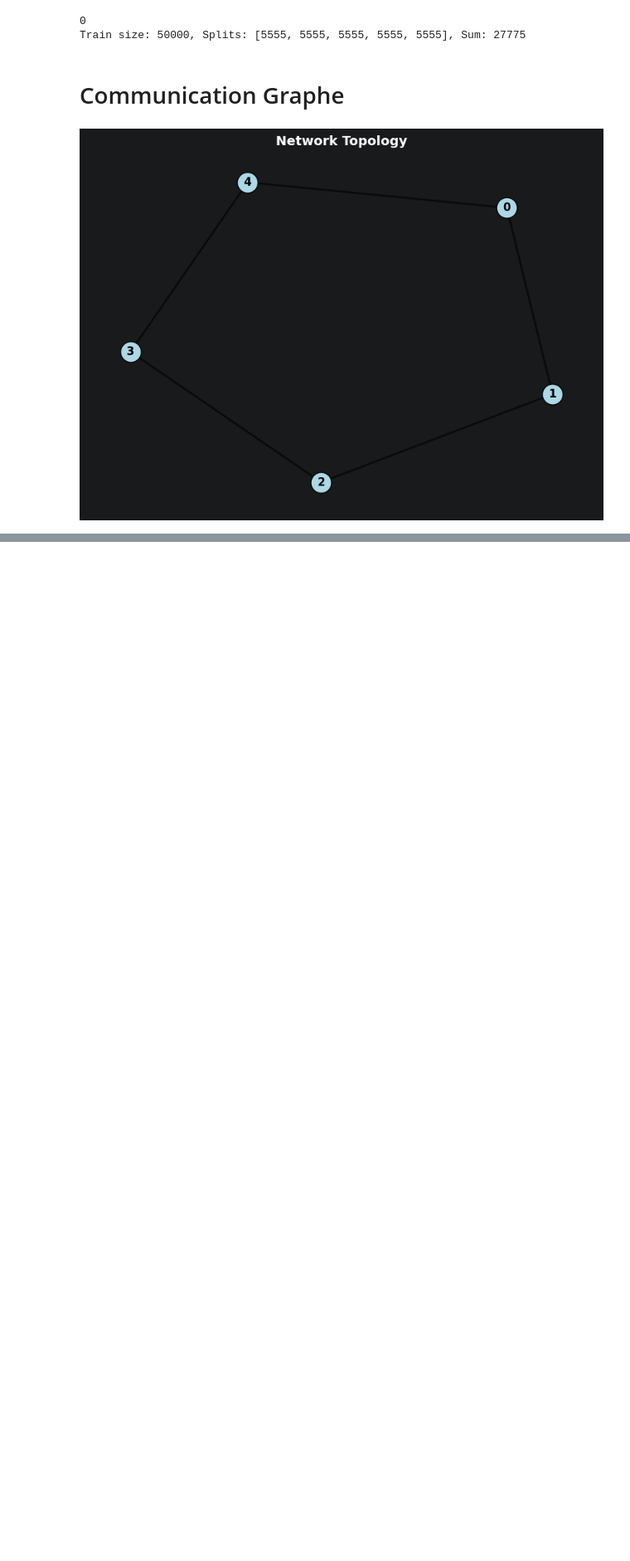
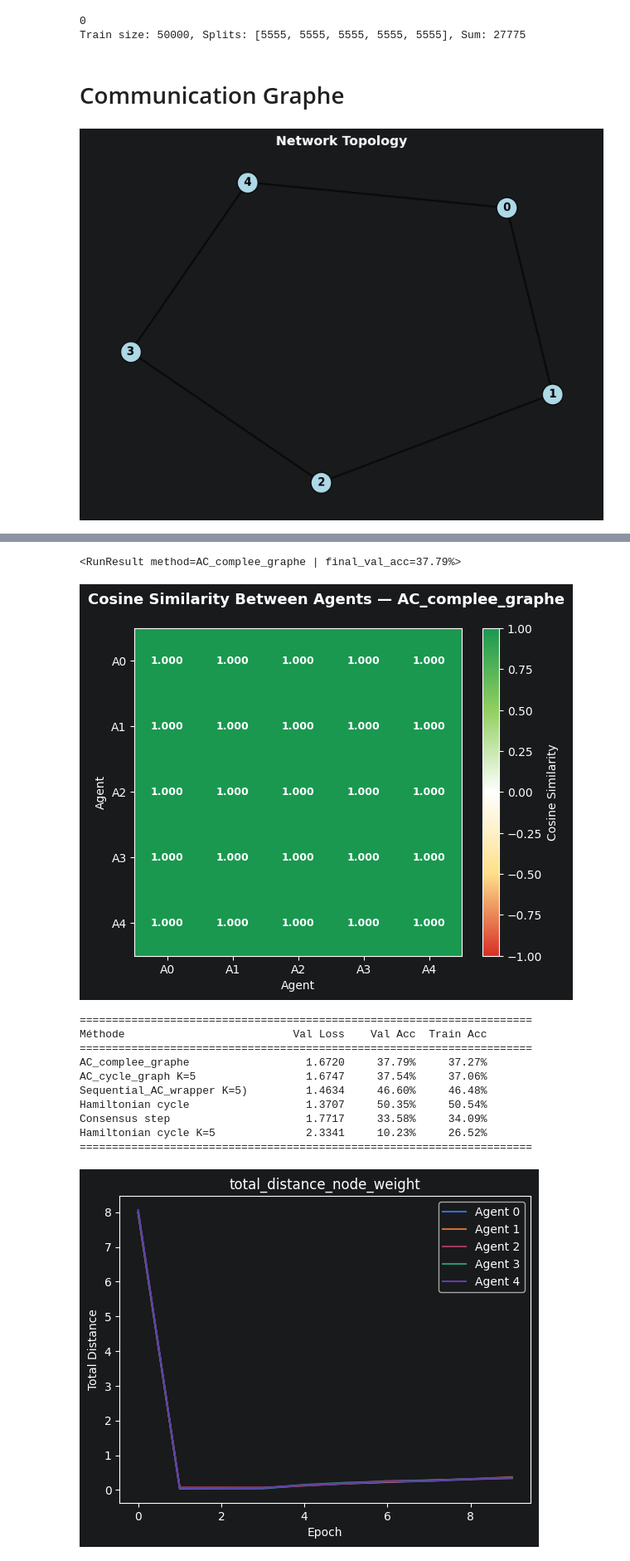
Before and after one commit to R-Florent/IA_A_-_Z, a Jupyter notebook: main.ipynb, the cells around one changed output, grey strips where cells are left out. Shown at 83% size. Drawn from its saved outputs; the diff is of its cells as text; code cells hidden in the pictures; blank space fills up the shorter version.

```diff
--- a/main.ipynb
+++ b/main.ipynb
@@ -128,0 +139,33 @@ Hamiltonian cycle(K=f5)            2.3219     10.00%     27.78%
+# %%
+for result in results:
+    print(result)
+    plot_cosine_similarity(result)
+    print_benchmark_summary(results)
+    plot_all_agent_node_weight_metric(result.agent_list)
+    plot_distance_heatmap(result.agent_list,result.method_name)
+    result.metrics.plot_history()
+
+plot_all_benchmark_metrics(results)
+plot_average_distance(results)
+node_weight_metric(agent_list)
+
+
+
+
+
+#plot_all_agent_node_weight_metric(results)
+#plot_cosine_similarity(results)
+# %% [output]
+<RunResult method=AC_complee_graphe | final_val_acc=37.79%>
+[figure, added]
+======================================================================
+Méthode                          Val Loss    Val Acc  Train Acc
+======================================================================
+AC_complee_graphe                  1.6720     37.79%     37.27%
+AC_cycle_graph K=5                 1.6747     37.54%     37.06%
+Sequential_AC_wrapper K=5)         1.4634     46.60%     46.48%
+Hamiltonian cycle                  1.3707     50.35%     50.54%
+Consensus step                     1.7717     33.58%     34.09%
+Hamiltonian cycle K=5              2.3341     10.23%     26.52%
+======================================================================
+[figure, added]
```
Also changed, not shown: parts of 10 cells of this notebook, 2 other files.
